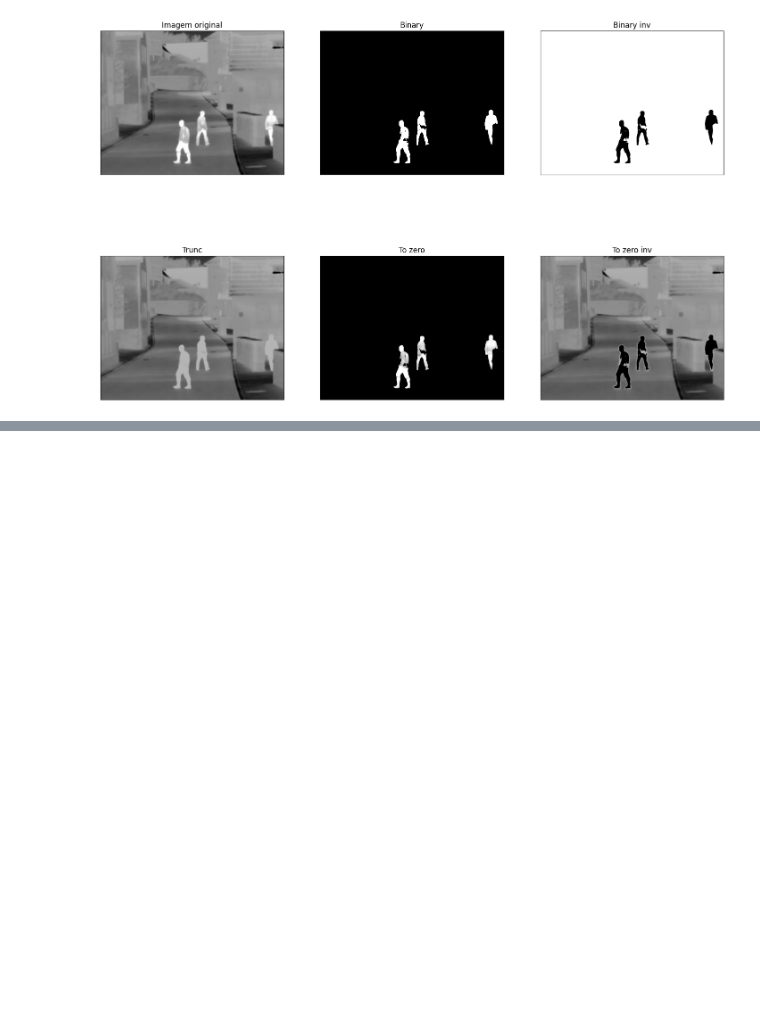
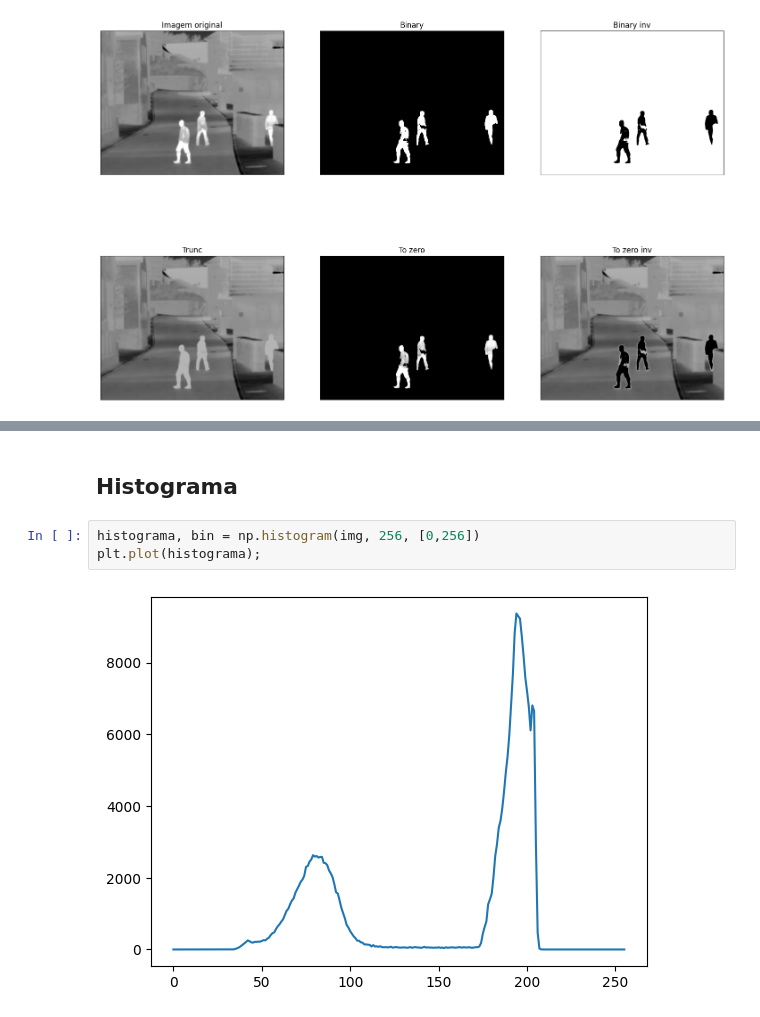
Before and after one commit to KauaHenSilva/python_img_segmentation, a Jupyter notebook: thresholding_based_segmentation.ipynb, the cells around one changed output, grey strips where cells are left out. Cells and saved outputs as stored; diff of their text form; blank space fills up the shorter version.

```diff
--- a/thresholding_based_segmentation.ipynb
+++ b/thresholding_based_segmentation.ipynb
@@ -86,0 +104,7 @@ exibir_limiarizacao(img, 180)
+# %% [markdown]
+## Histograma
+# %%
+histograma, bin = np.histogram(img, 256, [0,256])
+plt.plot(histograma);
+# %% [output]
+[figure, added]
```
Also changed, not shown: parts of 6 cells of this notebook.
